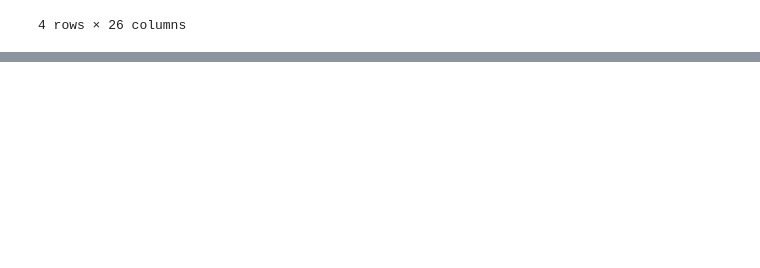
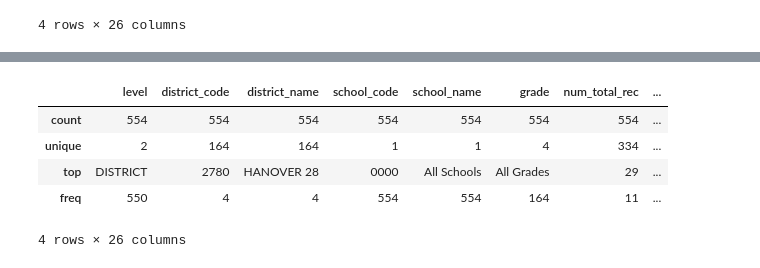
Before and after one commit to A-Hanson/2019-cmas-district-data-dive, a Jupyter notebook: src/capstone_one_initial_data_vis.ipynb, the cells around one changed output, grey strips where cells are left out. Cells and saved outputs as stored; diff of their text form; code cells hidden in the pictures; blank space fills up the shorter version.

```diff
--- a/src/capstone_one_initial_data_vis.ipynb
+++ b/src/capstone_one_initial_data_vis.ipynb
@@ -95,0 +148,9 @@ df_sch_dist.describe()
+# %%
+d_df.describe()
+# %% [output]
+|  | level | district_code | district_name | school_code | school_name | grade | num_total_rec | ... |
+| count | 554 | 554 | 554 | 554 | 554 | 554 | 554 | ... |
+| unique | 2 | 164 | 164 | 1 | 1 | 4 | 334 | ... |
+| top | DISTRICT | 2780 | HANOVER 28 | 0000 | All Schools | All Grades | 29 | ... |
+| freq | 550 | 4 | 4 | 554 | 554 | 164 | 11 | ... |
+4 rows × 26 columns
```
Also changed, not shown: parts of 9 cells of this notebook, 4 other files.
